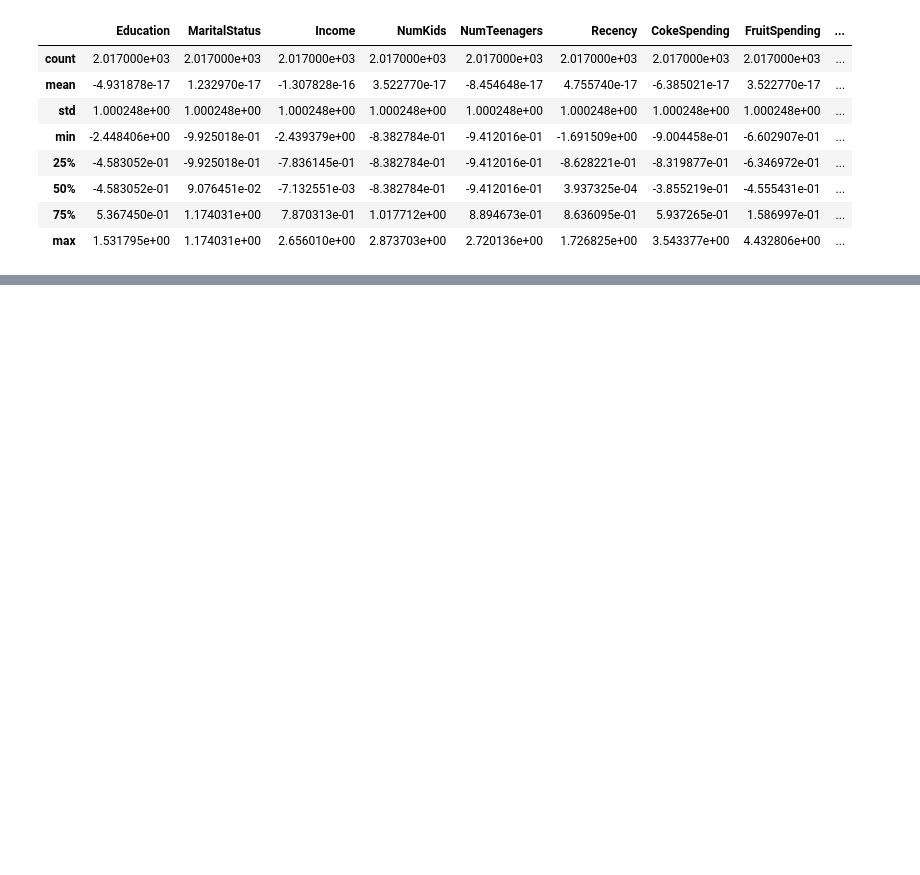
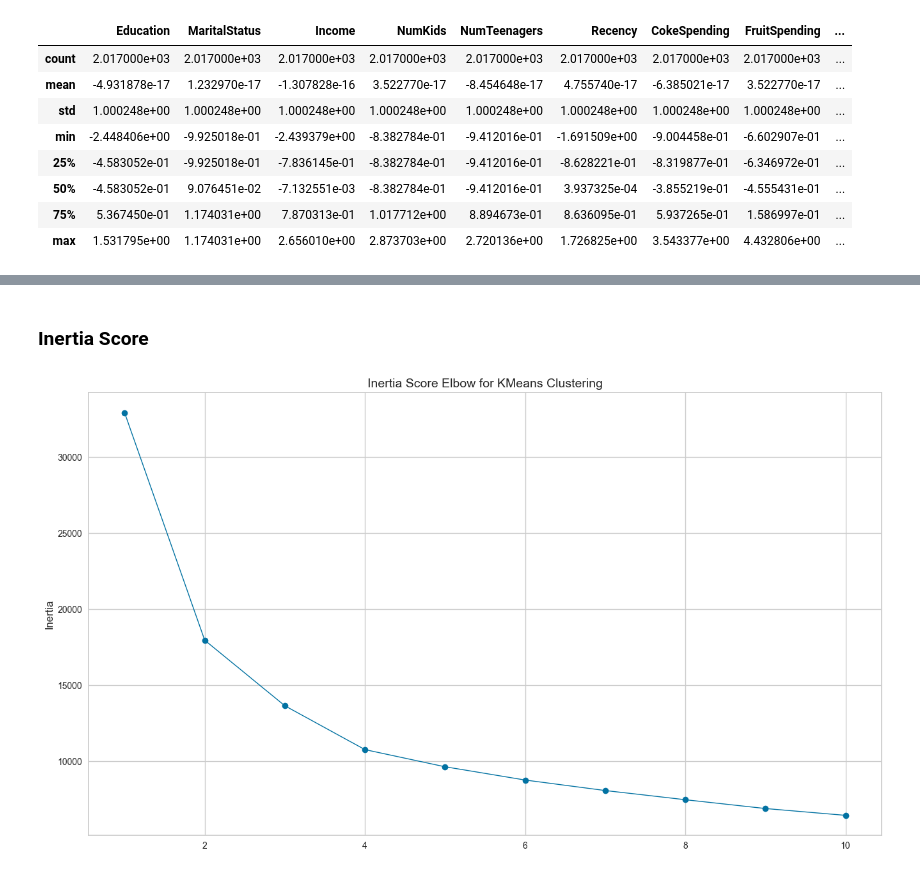
Before and after one commit to sabirinID/Predicting-Customer-Personality, a Jupyter notebook: Notebooks/marketing_campaign.ipynb, the cells around one changed output, grey strips where cells are left out. Drawn from its saved outputs; the diff is of its cells as text; code cells hidden in the pictures; blank space fills up the shorter version.

```diff
--- a/Notebooks/marketing_campaign.ipynb
+++ b/Notebooks/marketing_campaign.ipynb
@@ -910,0 +955,25 @@ scaled_df.describe()
+# %% [markdown]
+### Inertia Score
+# %%
+from sklearn.cluster import KMeans
+
+# Menghitung nilai inertia untuk setiap k (dari 1 s.d. 10)
+inertia = []
+for i in range(1, 11):
+    kmeans = KMeans(n_clusters=i, init='k-means++', n_init=10,
+                    max_iter=200, random_state=100)
+    kmeans.fit(pdf)
+    inertia.append(kmeans.inertia_)
+
+plt.figure(figsize=(16, 9))
+plt.plot(range(1, 11),
+         inertia,
+         linewidth=1,
+         marker='o')
+plt.xlabel('', fontsize=12)
+plt.ylabel('Inertia', fontsize=12)
+plt.style.use('ggplot')
+plt.title('Inertia Score Elbow for KMeans Clustering', fontsize=14)
+plt.show()
+# %% [output]
+[figure, added]
```
Also changed, not shown: parts of 41 cells of this notebook.
